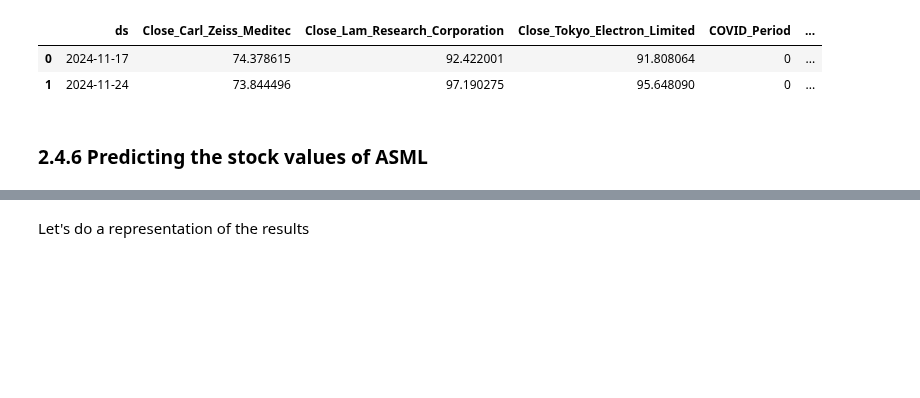
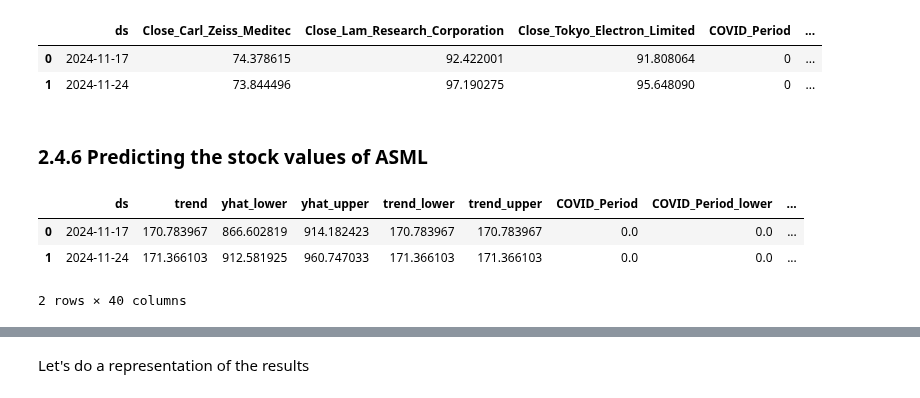
Before and after one commit to mbarriola96/stock_prices_forecasting, a Jupyter notebook: 07_future_predictions.ipynb, the cells around one changed output, grey strips where cells are left out. Saved outputs shown, nothing was run; the diff lists cells and outputs as text; code cells hidden in the pictures; blank space fills up the shorter version.

```diff
--- a/07_future_predictions.ipynb
+++ b/07_future_predictions.ipynb
@@ -217,6 +219,16 @@ future_dataframe
 | 1 | 2024-11-24 | 73.844496 | 97.190275 | 95.648090 | 0 | ... |
 # %% [markdown]
 ### 2.4.6 Predicting the stock values of ASML
+# %%
+# Generate predictions
+future_dataframe_ASML_stock = prophet_model.predict(future_dataframe)
+
+future_dataframe_ASML_stock
+# %% [output]
+|  | ds | trend | yhat_lower | yhat_upper | trend_lower | trend_upper | COVID_Period | COVID_Period_lower | ... |
+| 0 | 2024-11-17 | 170.783967 | 866.602819 | 914.182423 | 170.783967 | 170.783967 | 0.0 | 0.0 | ... |
+| 1 | 2024-11-24 | 171.366103 | 912.581925 | 960.747033 | 171.366103 | 171.366103 | 0.0 | 0.0 | ... |
+2 rows × 40 columns
 # %%
 # Generate predictions
 future_dataframe_ASML_stock = prophet_model.predict(future_dataframe)
```
Also changed, not shown: parts of 4 cells of this notebook, 11 other files.
